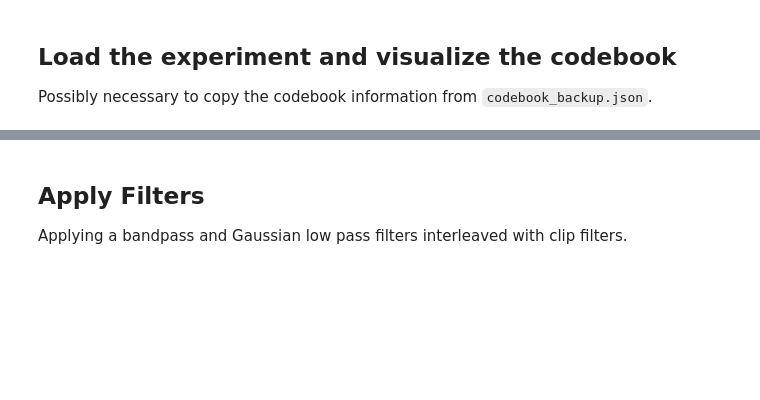
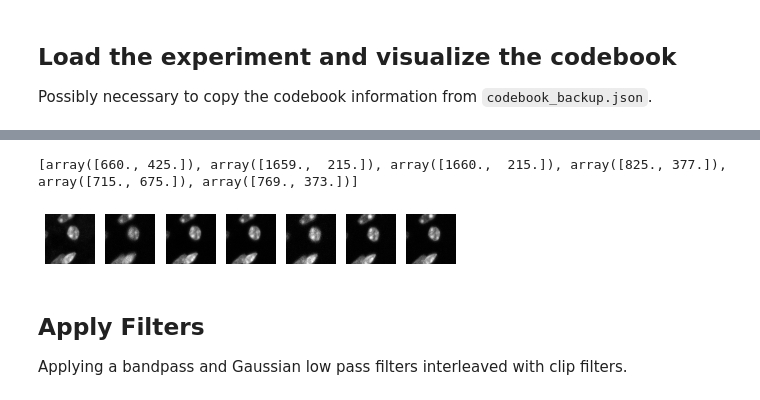
Before and after one commit to nbingo/starmap-spacetx, a Jupyter notebook: SpotsAndRegistration.ipynb, the cells around one changed output, grey strips where cells are left out. Cells and saved outputs as stored; diff of their text form; code cells hidden in the pictures; blank space fills up the shorter version.

Commit message:
Spot finding working, registration by hand, and making CLI

```diff
--- a/SpotsAndRegistration.ipynb
+++ b/SpotsAndRegistration.ipynb
@@ -180,5 +174,5 @@ The slider in the viewer should now only have as many options as there are chann
 # %%
 fov: ImageStack = experiment["fov_000"]
-primary: ImageStack = fov.get_image("primary").max_proj(Axes.ZPLANE)
-dapi: ImageStack = fov.get_image("nuclei").max_proj(Axes.ZPLANE)
+primary: ImageStack = fov.get_image("primary")
+nissl: ImageStack = fov.get_image("nissl")
 # %% [markdown]
@@ -193,0 +205,24 @@ ApplyTransform.warp(fov, transforms, in_place=True, verbose=True)
+# %%
+primaryTransforms = TransformsList.from_json("/home/nomi/Desktop/starfish/experiment/pRegistrations.json")
+# nisslTransforms = TransformsList.from_json("/home/nomi/Desktop/starfish/experiment/nRegistrations.json")
+# %%
+print([t[2].translation for t in primaryTransforms.transforms])
+# print([t[2].translation for t in nisslTransforms.transforms])
+# %% [output]
+[array([660., 425.]), array([1659.,  215.]), array([1660.,  215.]), array([825., 377.]), array([715., 675.]), array([769., 373.])]
+# %%
+primaryRegistered: ImageStack = ApplyTransform.Warp().run(primary, primaryTransforms, in_place=False, verbose=True)
+# nisslRegistered  : ImageStack = ApplyTransform.Warp().run(nissl, nisslTransforms, in_place=False, verbose=True)
+# %%
+%gui qt
+f, axes = plt.subplots(ncols=7)
+imshow_plane(nissl, ax=axes[0], sel={Axes.CH: 0,
+                                               Axes.X: (1600, 1700), Axes.Y: (470,570)
+                                              })
+for i in range(6):
+    imshow_plane(primaryRegistered, ax=axes[i+1], sel={Axes.CH: 0, Axes.ROUND: i,
+                                                       Axes.X: (1600, 1700), Axes.Y: (470,570)
+                                                      })
+f.tight_layout()
+# %% [output]
+[figure, added]
```
Also changed, not shown: parts of 15 cells of this notebook, 2 other files.
